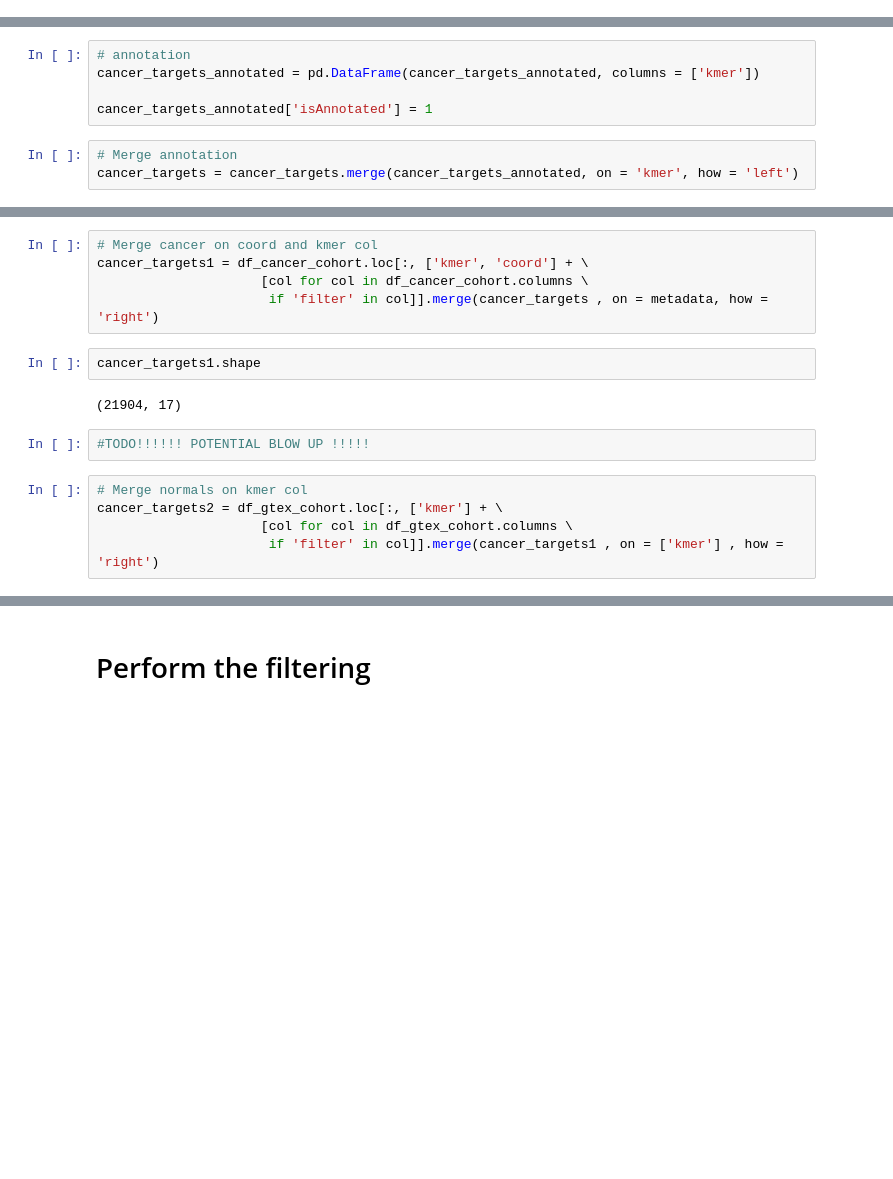
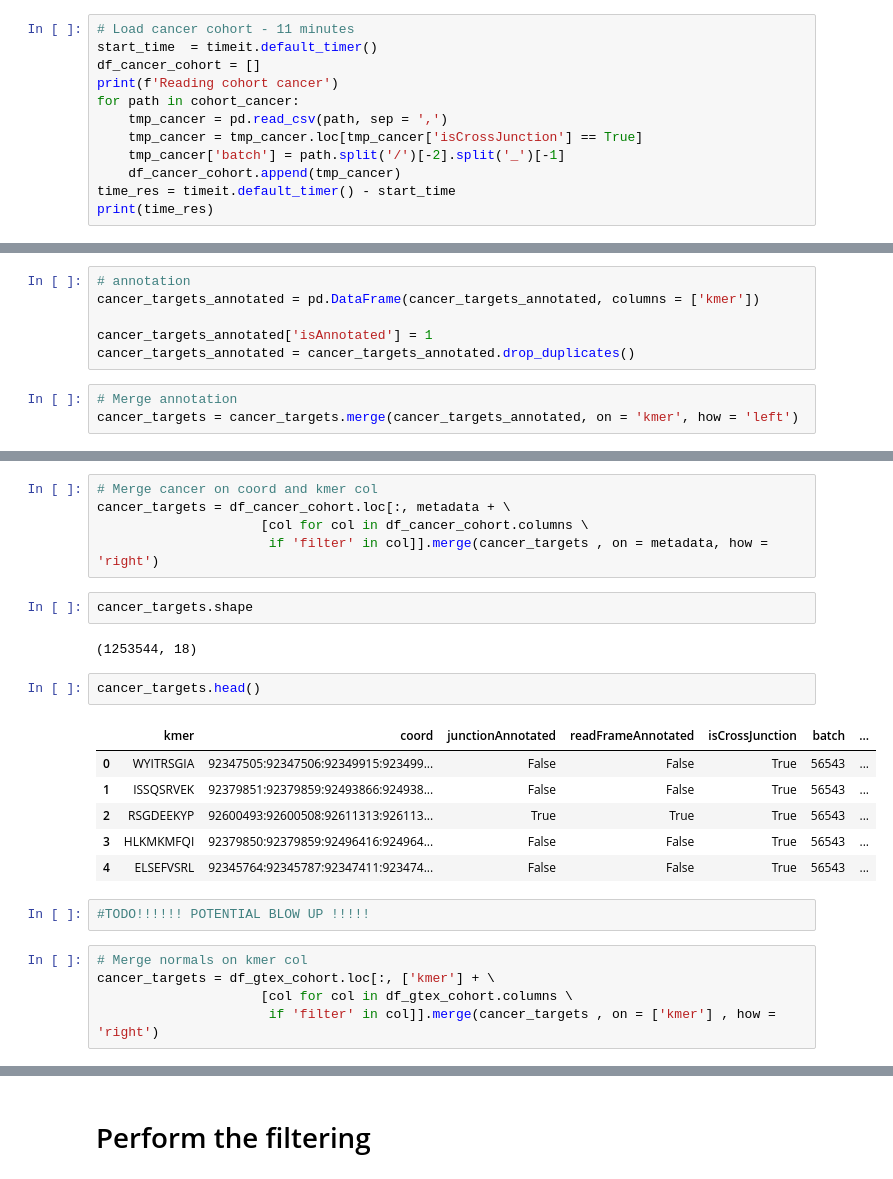
Before and after one commit to ratschlab/projects2020_ohsu, a Jupyter notebook: eth/debug/p20230130_distributed_filtering_foreground.ipynb, the cells around one changed output, grey strips where cells are left out. Saved outputs shown, nothing was run; the diff lists cells and outputs as text; blank space fills up the shorter version.

Commit message:
filtering thresholds exploration

```diff
--- a/eth/debug/p20230130_distributed_filtering_foreground.ipynb
+++ b/eth/debug/p20230130_distributed_filtering_foreground.ipynb
@@ -236,0 +199,12 @@ cancer_targets.shape
+# %%
+# Load cancer cohort - 11 minutes
+start_time  = timeit.default_timer()
+df_cancer_cohort = []
+print(f'Reading cohort cancer')
+for path in cohort_cancer:
+    tmp_cancer = pd.read_csv(path, sep = ',')
+    tmp_cancer = tmp_cancer.loc[tmp_cancer['isCrossJunction'] == True]
+    tmp_cancer['batch'] = path.split('/')[-2].split('_')[-1]
+    df_cancer_cohort.append(tmp_cancer)
+time_res = timeit.default_timer() - start_time
+print(time_res)
@@ -278,6 +279,7 @@ df_cancer_cohort = df_cancer_cohort.rename({col: 'cancerCohort' + col for col in
 cancer_targets_annotated = pd.DataFrame(cancer_targets_annotated, columns = ['kmer'])
 
 cancer_targets_annotated['isAnnotated'] = 1
+cancer_targets_annotated = cancer_targets_annotated.drop_duplicates()
 # %%
 # Merge annotation
 cancer_targets = cancer_targets.merge(cancer_targets_annotated, on = 'kmer', how = 'left')
@@ -288,17 +290,26 @@ cancer_targets.shape
 # %%
 # Merge cancer on coord and kmer col
-cancer_targets1 = df_cancer_cohort.loc[:, ['kmer', 'coord'] + \
+cancer_targets = df_cancer_cohort.loc[:, metadata + \
                      [col for col in df_cancer_cohort.columns \
                       if 'filter' in col]].merge(cancer_targets , on = metadata, how = 'right')
 # %%
-cancer_targets1.shape
+cancer_targets.shape
 # %% [output]
-(21904, 17)
+(1253544, 18)
+# %%
+cancer_targets.head()
+# %% [output]
+|  | kmer | coord | junctionAnnotated | readFrameAnnotated | isCrossJunction | batch | ... |
+| 0 | WYITRSGIA | 92347505:92347506:92349915:923499... | False | False | True | 56543 | ... |
+| 1 | ISSQSRVEK | 92379851:92379859:92493866:924938... | False | False | True | 56543 | ... |
+| 2 | RSGDEEKYP | 92600493:92600508:92611313:926113... | True | True | True | 56543 | ... |
+| 3 | HLKMKMFQI | 92379850:92379859:92496416:924964... | False | False | True | 56543 | ... |
+| 4 | ELSEFVSRL | 92345764:92345787:92347411:923474... | False | False | True | 56543 | ... |
 # %%
 #TODO!!!!!! POTENTIAL BLOW UP !!!!!
 # %%
 # Merge normals on kmer col
-cancer_targets2 = df_gtex_cohort.loc[:, ['kmer'] + \
+cancer_targets = df_gtex_cohort.loc[:, ['kmer'] + \
                      [col for col in df_gtex_cohort.columns \
-                      if 'filter' in col]].merge(cancer_targets1 , on = ['kmer'] , how = 'right')
+                      if 'filter' in col]].merge(cancer_targets , on = ['kmer'] , how = 'right')
 # %%
```
Also changed, not shown: parts of 77 cells of this notebook, 2 other files.
